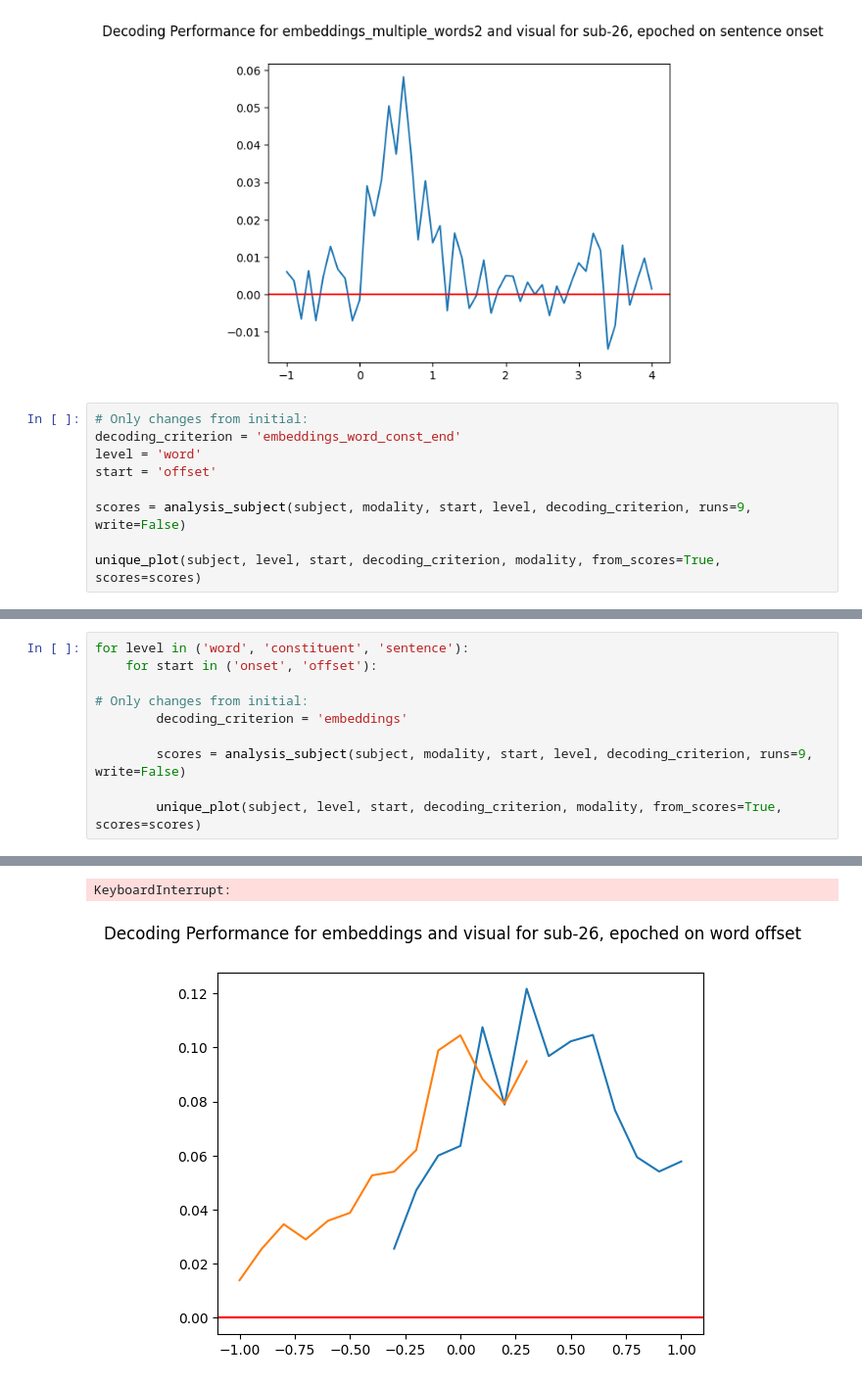
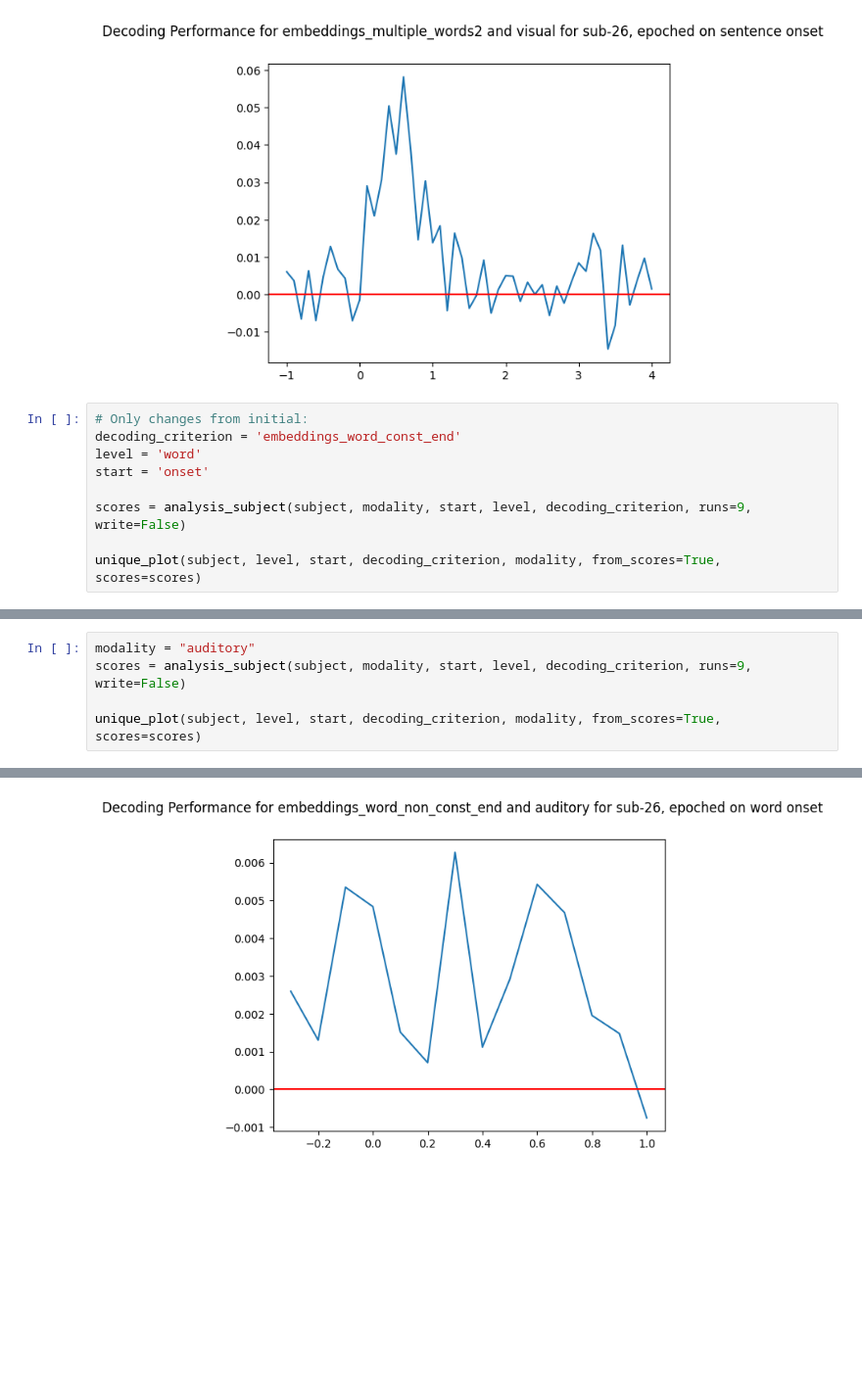
Before and after one commit to BelCorentin/neurospin-petit-prince, a Jupyter notebook: decoding/local_testing/analysis.ipynb, the cells around one changed output, grey strips where cells are left out. Shown at 98% size. Saved outputs shown, nothing was run; the diff lists cells and outputs as text; blank space fills up the shorter version.

Commit message:
added a minX option when decoding

```diff
--- a/decoding/local_testing/analysis.ipynb
+++ b/decoding/local_testing/analysis.ipynb
@@ -193,7 +400,7 @@ unique_plot(subject, level, start, decoding_criterion, modality, from_scores=Tru
 # Only changes from initial:
 decoding_criterion = 'embeddings_word_const_end'
 level = 'word'
-start = 'offset'
+start = 'onset'
 
 scores = analysis_subject(subject, modality, start, level, decoding_criterion, runs=9, write=False)
 
@@ -247,11 +454,6 @@ Reading raw files for modality: visual
 # %%
-for level in ('word', 'constituent', 'sentence'):
-    for start in ('onset', 'offset'):
+modality = "auditory"
+scores = analysis_subject(subject, modality, start, level, decoding_criterion, runs=9, write=False)
 
-# Only changes from initial:
-        decoding_criterion = 'embeddings'
-
-        scores = analysis_subject(subject, modality, start, level, decoding_criterion, runs=9, write=False)
-
-        unique_plot(subject, level, start, decoding_criterion, modality, from_scores=True, scores=scores)
+unique_plot(subject, level, start, decoding_criterion, modality, from_scores=True, scores=scores)
 # %% [output]
@@ -275,2 +477 @@ Embeddings decoding
-KeyboardInterrupt:
-[figure, old version]
+[figure, new version]
```
Also changed, not shown: parts of 28 cells of this notebook, 51 other files.
